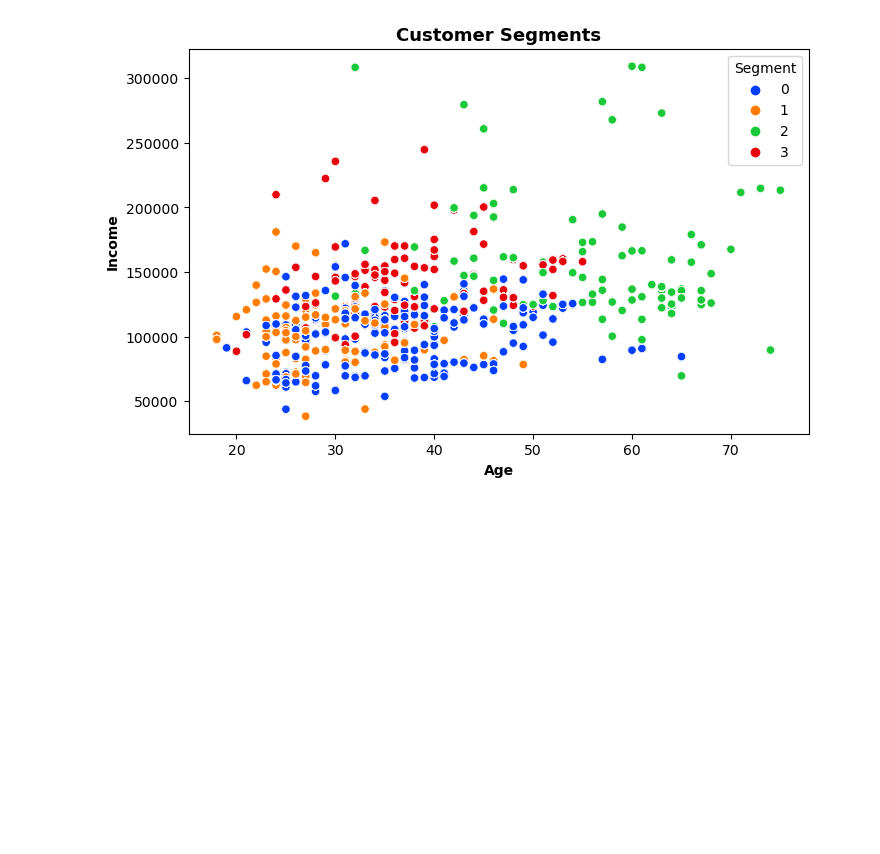
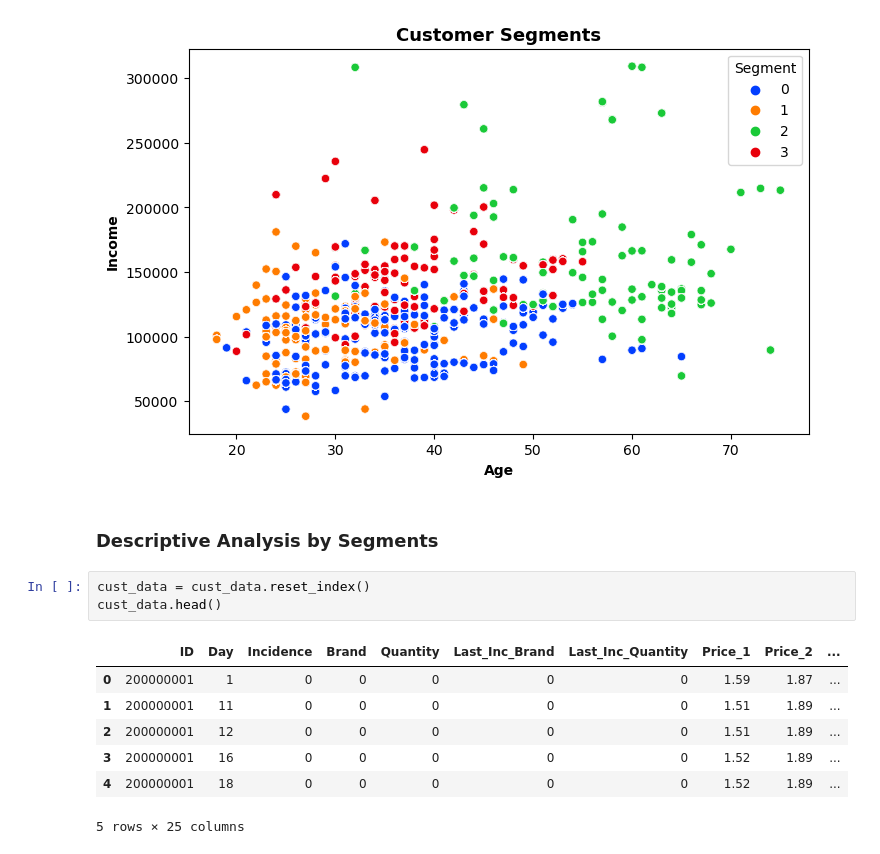
Before and after one commit to lavkushsingh31/ML-Practice-Exercises, a Jupyter notebook: Customer Purchase Analytics.ipynb, the cells around one changed output. Cells and saved outputs as stored; diff of their text form; blank space fills up the shorter version.

```diff
--- a/Customer Purchase Analytics.ipynb
+++ b/Customer Purchase Analytics.ipynb
@@ -102,3 +102,16 @@ plt.xlabel('Age', fontweight="bold")
 plt.ylabel('Income', fontweight="bold");
 # %% [output]
 [figure]
+# %% [markdown]
+### Descriptive Analysis by Segments
+# %%
+cust_data = cust_data.reset_index()
+cust_data.head()
+# %% [output]
+|  | ID | Day | Incidence | Brand | Quantity | Last_Inc_Brand | Last_Inc_Quantity | Price_1 | Price_2 | ... |
+| 0 | 200000001 | 1 | 0 | 0 | 0 | 0 | 0 | 1.59 | 1.87 | ... |
+| 1 | 200000001 | 11 | 0 | 0 | 0 | 0 | 0 | 1.51 | 1.89 | ... |
+| 2 | 200000001 | 12 | 0 | 0 | 0 | 0 | 0 | 1.51 | 1.89 | ... |
+| 3 | 200000001 | 16 | 0 | 0 | 0 | 0 | 0 | 1.52 | 1.89 | ... |
+| 4 | 200000001 | 18 | 0 | 0 | 0 | 0 | 0 | 1.52 | 1.89 | ... |
+5 rows × 25 columns
```
Also changed, not shown: parts of 18 cells of this notebook.
